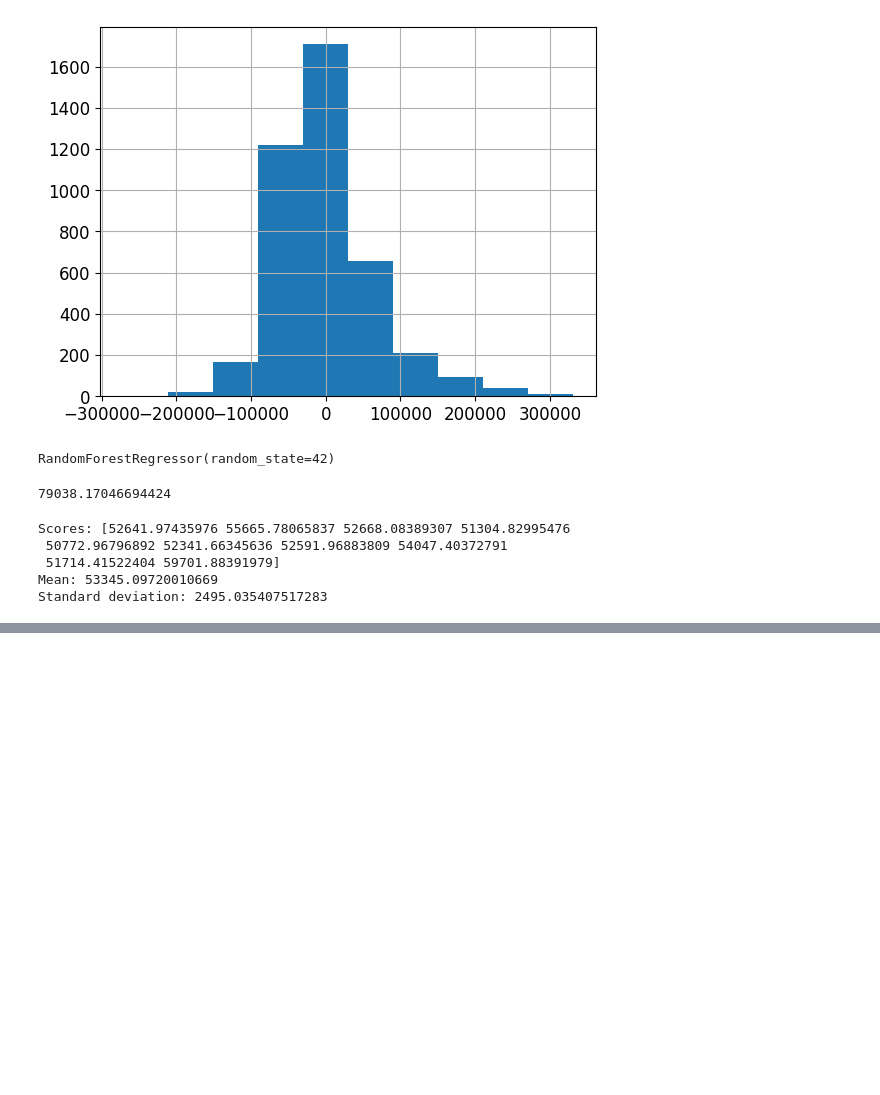
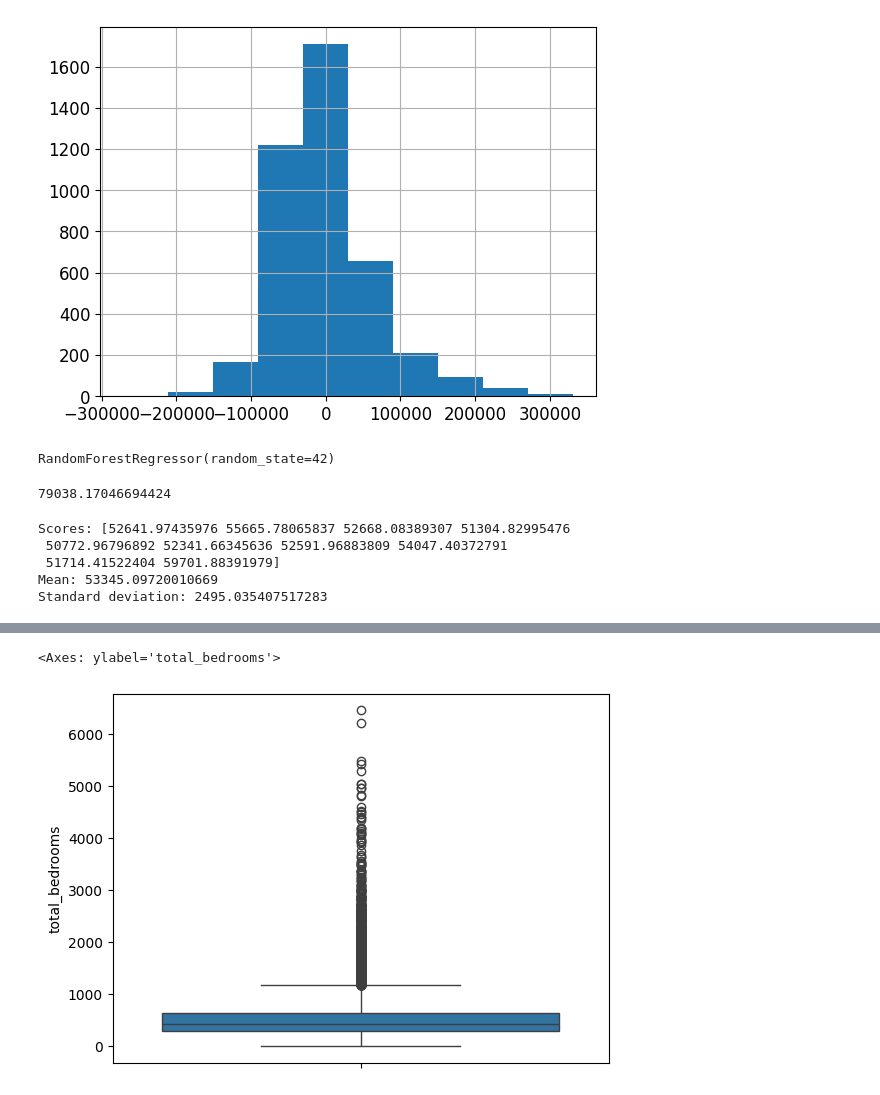
Before and after one commit to OlawoyeTaofeek/HandsOnML, a Jupyter notebook: hands_on_ml/regression/housing_prediction.ipynb, the cells around one changed output, grey strips where cells are left out. Saved outputs shown, nothing was run; the diff lists cells and outputs as text; code cells hidden in the pictures; blank space fills up the shorter version.

```diff
--- a/hands_on_ml/regression/housing_prediction.ipynb
+++ b/hands_on_ml/regression/housing_prediction.ipynb
@@ -590,0 +654,5 @@ Standard deviation: 2495.035407517283
+# %%
+sns.boxplot(housing_df['total_bedrooms'])
+# %% [output]
+<Axes: ylabel='total_bedrooms'>
+[figure, added]
```
Also changed, not shown: parts of 88 cells of this notebook.
